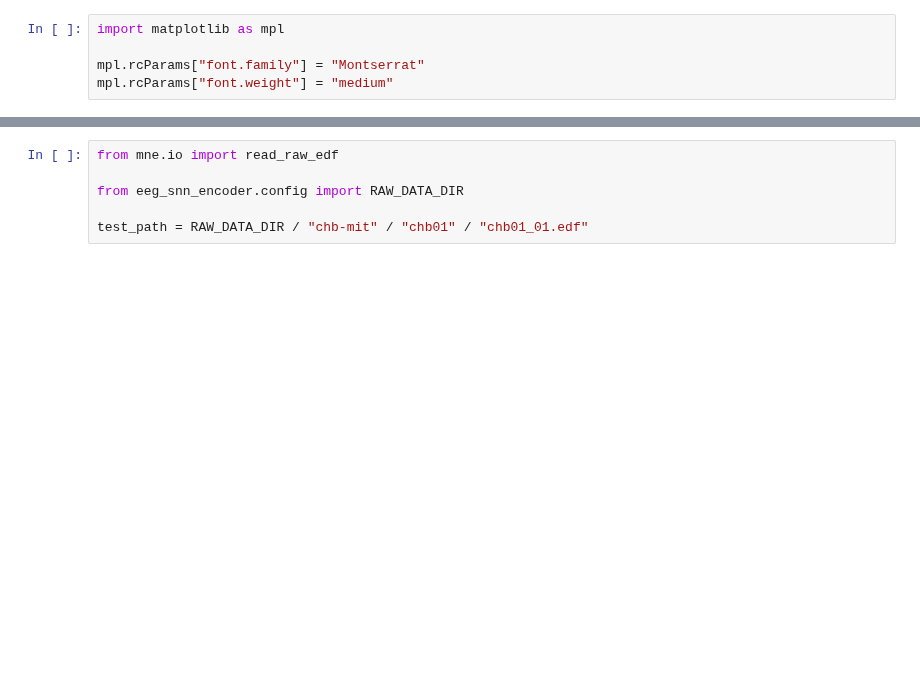
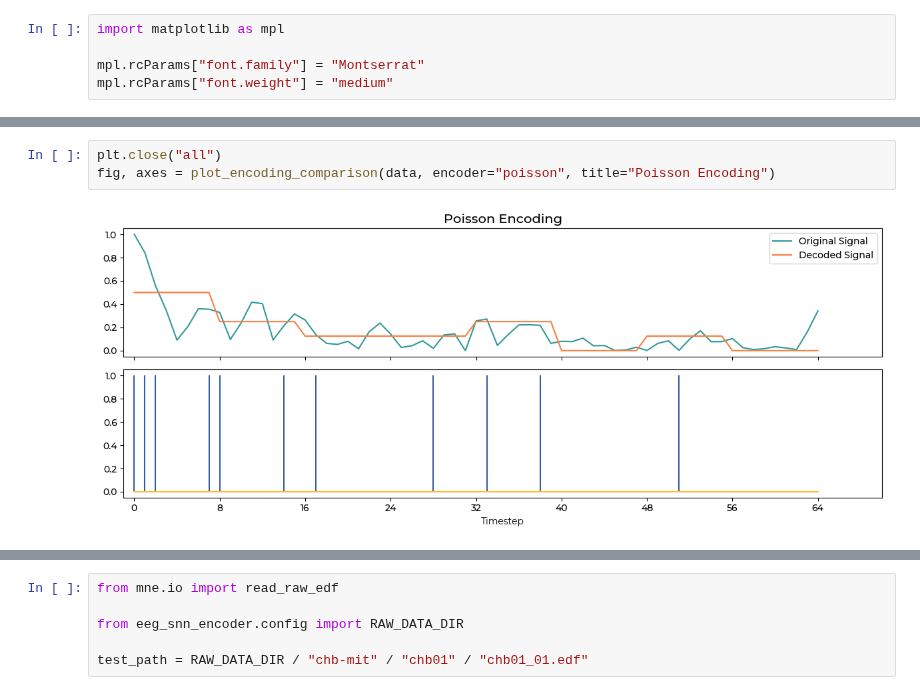
Before and after one commit to sin22766/snn-encoder-test, a Jupyter notebook: notebooks/6-poster-visual.ipynb, the cells around one changed output, grey strips where cells are left out. Cells and saved outputs as stored; diff of their text form; blank space fills up the shorter version.

```diff
--- a/notebooks/6-poster-visual.ipynb
+++ b/notebooks/6-poster-visual.ipynb
@@ -263,0 +215,5 @@ fig.savefig("original.svg", transparent=True)
+# %%
+plt.close("all")
+fig, axes = plot_encoding_comparison(data, encoder="poisson", title="Poisson Encoding")
+# %% [output]
+[figure, added]
```
Also changed, not shown: parts of 48 cells of this notebook, 7 other files.
